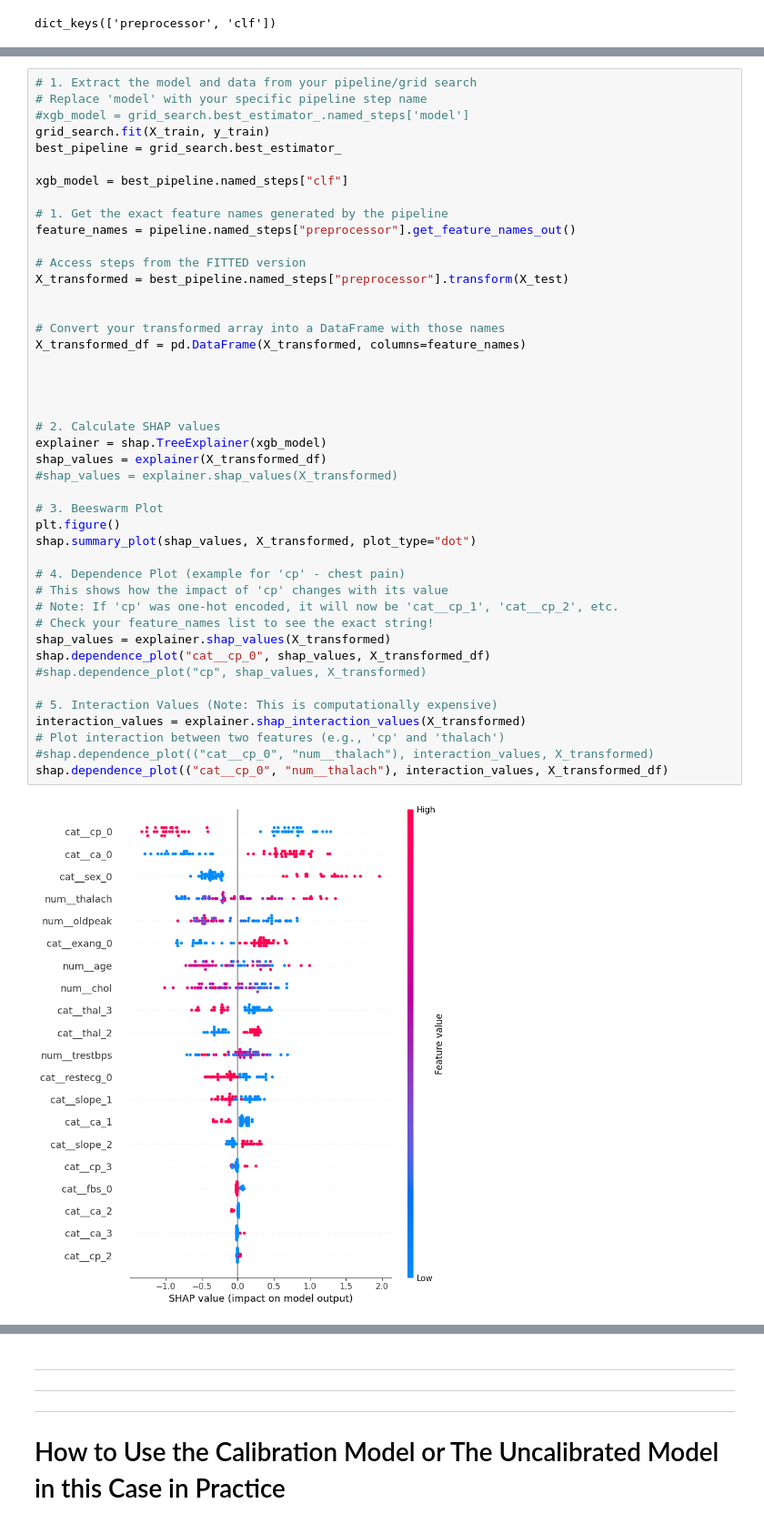
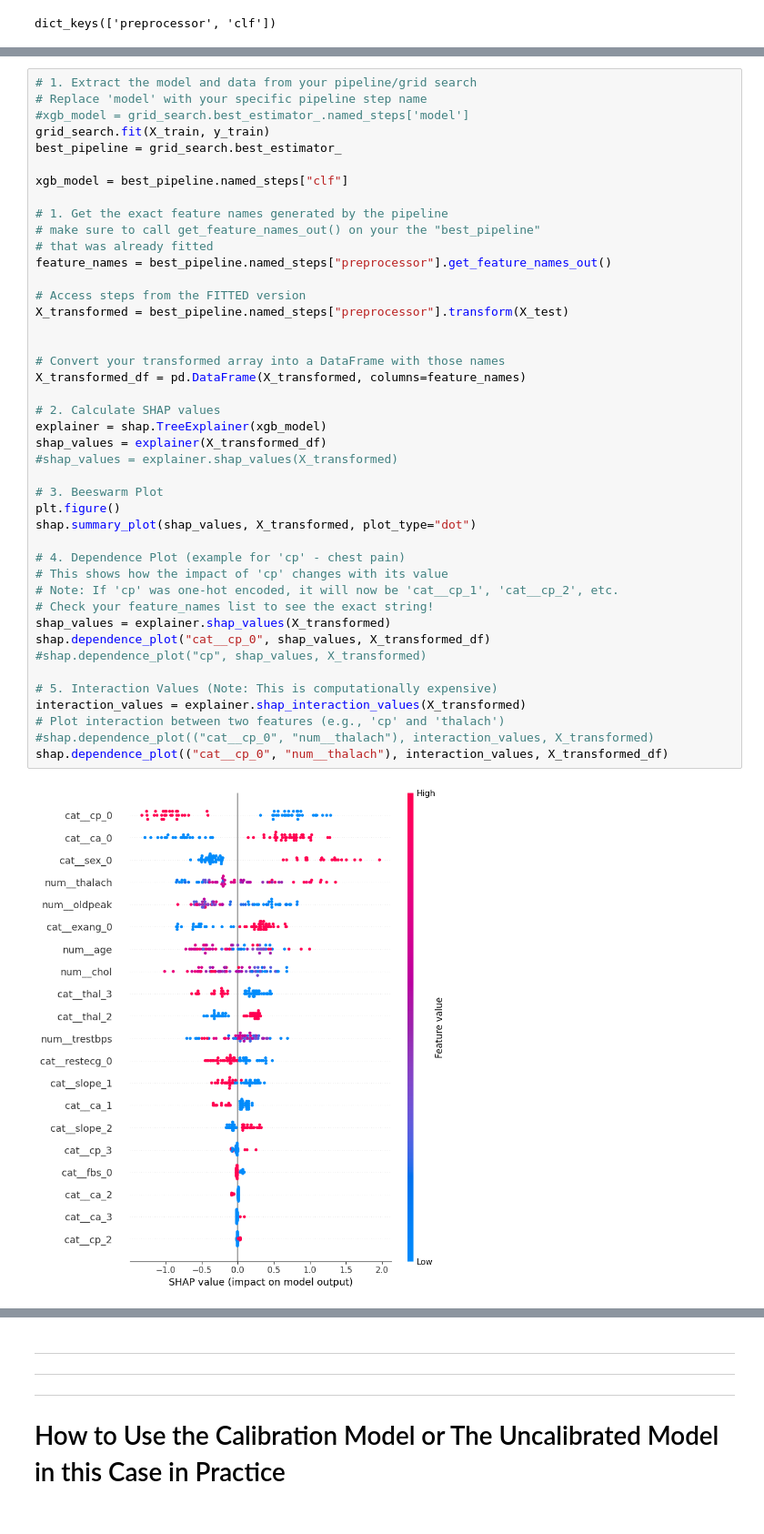
Before and after one commit to beenlanced/ml_mentoring_xgboost, a Jupyter notebook: notebooks/xgboost_model_build.ipynb, the cells around one changed output, grey strips where cells are left out. Shown at 91% size. Drawn from its saved outputs; the diff is of its cells as text.

```diff
--- a/notebooks/xgboost_model_build.ipynb
+++ b/notebooks/xgboost_model_build.ipynb
@@ -407,39 +411,38 @@ best_pipeline = grid_search.best_estimator_
 xgb_model = best_pipeline.named_steps["clf"]
 
 # 1. Get the exact feature names generated by the pipeline
-feature_names = pipeline.named_steps["preprocessor"].get_feature_names_out()
+# make sure to call get_feature_names_out() on your the "best_pipeline"
+# that was already fitted
+feature_names = best_pipeline.named_steps["preprocessor"].get_feature_names_out()
 
 # Access steps from the FITTED version
 X_transformed = best_pipeline.named_steps["preprocessor"].transform(X_test)
 
 
 # Convert your transformed array into a DataFrame with those names
 X_transformed_df = pd.DataFrame(X_transformed, columns=feature_names)
-
-
-
 
 # 2. Calculate SHAP values
 explainer = shap.TreeExplainer(xgb_model)
 shap_values = explainer(X_transformed_df)
 #shap_values = explainer.shap_values(X_transformed)
 
 # 3. Beeswarm Plot
 plt.figure()
 shap.summary_plot(shap_values, X_transformed, plot_type="dot")
 
 # 4. Dependence Plot (example for 'cp' - chest pain)
 # This shows how the impact of 'cp' changes with its value
 # Note: If 'cp' was one-hot encoded, it will now be 'cat__cp_1', 'cat__cp_2', etc.
 # Check your feature_names list to see the exact string!
 shap_values = explainer.shap_values(X_transformed)
 shap.dependence_plot("cat__cp_0", shap_values, X_transformed_df)
 #shap.dependence_plot("cp", shap_values, X_transformed)
 
 # 5. Interaction Values (Note: This is computationally expensive)
 interaction_values = explainer.shap_interaction_values(X_transformed)
 # Plot interaction between two features (e.g., 'cp' and 'thalach')
 #shap.dependence_plot(("cat__cp_0", "num__thalach"), interaction_values, X_transformed)
 shap.dependence_plot(("cat__cp_0", "num__thalach"), interaction_values, X_transformed_df)
 # %% [output]
-[figure, old version]
+[figure, new version]
```
Also changed, not shown: parts of 18 cells of this notebook.
